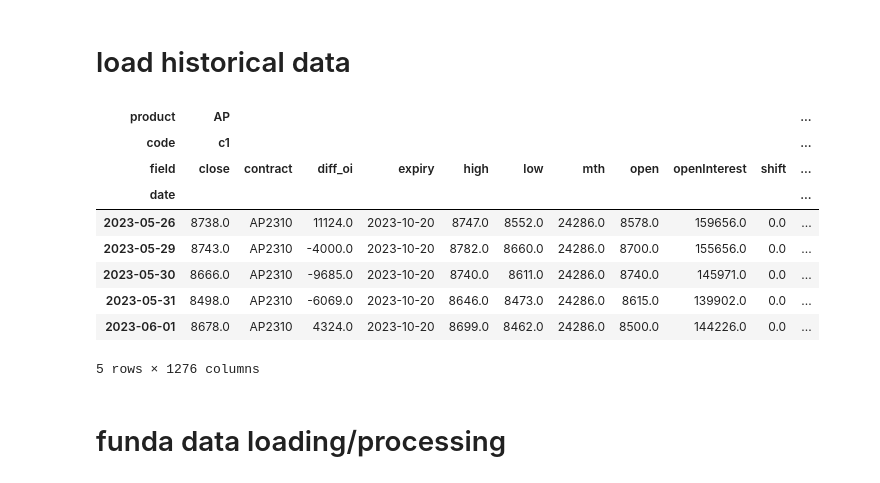
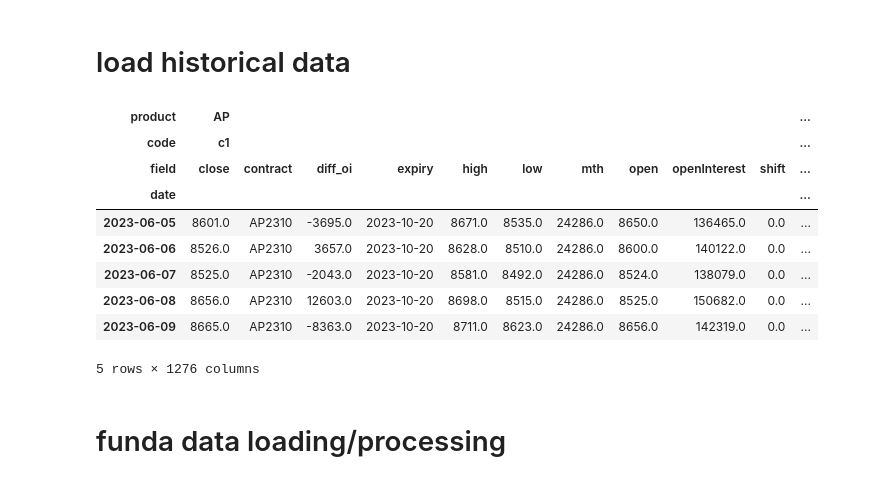
Before and after one commit to harvey1673/pyktrader3, a Jupyter notebook: bktest/bt_signal - steel inv.ipynb, the cells around one changed output. Drawn from its saved outputs; the diff is of its cells as text; code cells hidden in the pictures.

```diff
--- a/bktest/bt_signal - steel inv.ipynb
+++ b/bktest/bt_signal - steel inv.ipynb
@@ -74,7 +74,7 @@ daily_start_dict = { 'c': datetime.date(2011,1,1), 'm': datetime.date(2011,1,1),
 fields = ['contract', 'open', 'high', 'low', 'close', 'volume', 'openInterest', 'diff_oi', 'expiry', 'mth', 'shift']
 
 start_date = datetime.date(2010,1,1)
-end_date = datetime.date(2023,6,1)
+end_date = datetime.date(2023,6,9)
 shift_mode = 2
 roll_name = 'hot'
 roll_file_loc = "C:/dev/wtdev/config/"
@@ -87,38 +87,38 @@ data_df = pd.DataFrame()
 for prodcode in sim_markets:
     for nb in range(nb_cont):
         xdf = dataseries.nearby(prodcode,
                                 nb+1,
                                 start_date=start_date,
                                 end_date = end_date,
                                 shift_mode = shift_mode,
                                 freq=freq,
                                 roll_name=roll_name,
                                 config_loc=roll_file_loc)
         xdf['expiry'] = xdf['contract'].map(misc.contract_expiry)
         xdf['contmth'] = xdf['contract'].map(misc.inst2contmth)
         xdf['mth'] = xdf['contmth'].apply(lambda x: x//100 * 12 + x % 100)
         xdf['product'] = prodcode
         xdf['code'] = f'c{nb+1}'
         data_df = data_df.append(xdf)
 
 df = pd.pivot_table(data_df.reset_index(), index='date', columns = ['product', 'code'], values = list(fields), aggfunc = 'last')
 df = df.reorder_levels([1, 2, 0], axis=1).sort_index(axis=1)
 df.columns.rename(['product', 'code', 'field',], inplace = True)
 df.index = pd.to_datetime(df.index)
 
 cdays = pd.date_range(start=start_date, end=end_date, freq='D')
 bdays = pd.bdate_range(start=start_date, end=end_date, freq='C', holidays=misc.CHN_Holidays)
 df.tail(5)
 # %% [output]
 | product | AP |  |  |  |  |  |  |  |  |  | ... |
 | code | c1 |  |  |  |  |  |  |  |  |  | ... |
 | field | close | contract | diff_oi | expiry | high | low | mth | open | openInterest | shift | ... |
 | date |  |  |  |  |  |  |  |  |  |  | ... |
-| 2023-05-26 | 8738.0 | AP2310 | 11124.0 | 2023-10-20 | 8747.0 | 8552.0 | 24286.0 | 8578.0 | 159656.0 | 0.0 | ... |
-| 2023-05-29 | 8743.0 | AP2310 | -4000.0 | 2023-10-20 | 8782.0 | 8660.0 | 24286.0 | 8700.0 | 155656.0 | 0.0 | ... |
-| 2023-05-30 | 8666.0 | AP2310 | -9685.0 | 2023-10-20 | 8740.0 | 8611.0 | 24286.0 | 8740.0 | 145971.0 | 0.0 | ... |
-| 2023-05-31 | 8498.0 | AP2310 | -6069.0 | 2023-10-20 | 8646.0 | 8473.0 | 24286.0 | 8615.0 | 139902.0 | 0.0 | ... |
-| 2023-06-01 | 8678.0 | AP2310 | 4324.0 | 2023-10-20 | 8699.0 | 8462.0 | 24286.0 | 8500.0 | 144226.0 | 0.0 | ... |
+| 2023-06-05 | 8601.0 | AP2310 | -3695.0 | 2023-10-20 | 8671.0 | 8535.0 | 24286.0 | 8650.0 | 136465.0 | 0.0 | ... |
+| 2023-06-06 | 8526.0 | AP2310 | 3657.0 | 2023-10-20 | 8628.0 | 8510.0 | 24286.0 | 8600.0 | 140122.0 | 0.0 | ... |
+| 2023-06-07 | 8525.0 | AP2310 | -2043.0 | 2023-10-20 | 8581.0 | 8492.0 | 24286.0 | 8524.0 | 138079.0 | 0.0 | ... |
+| 2023-06-08 | 8656.0 | AP2310 | 12603.0 | 2023-10-20 | 8698.0 | 8515.0 | 24286.0 | 8525.0 | 150682.0 | 0.0 | ... |
+| 2023-06-09 | 8665.0 | AP2310 | -8363.0 | 2023-10-20 | 8711.0 | 8623.0 | 24286.0 | 8656.0 | 142319.0 | 0.0 | ... |
 5 rows × 1276 columns
 # %%
 asset_pairs = [('i', 'rb'), ('i', 'hc'), ('i', 'j'), ('j', 'jm'),]
```
Also changed, not shown: parts of 6 cells of this notebook, 9 other files.
